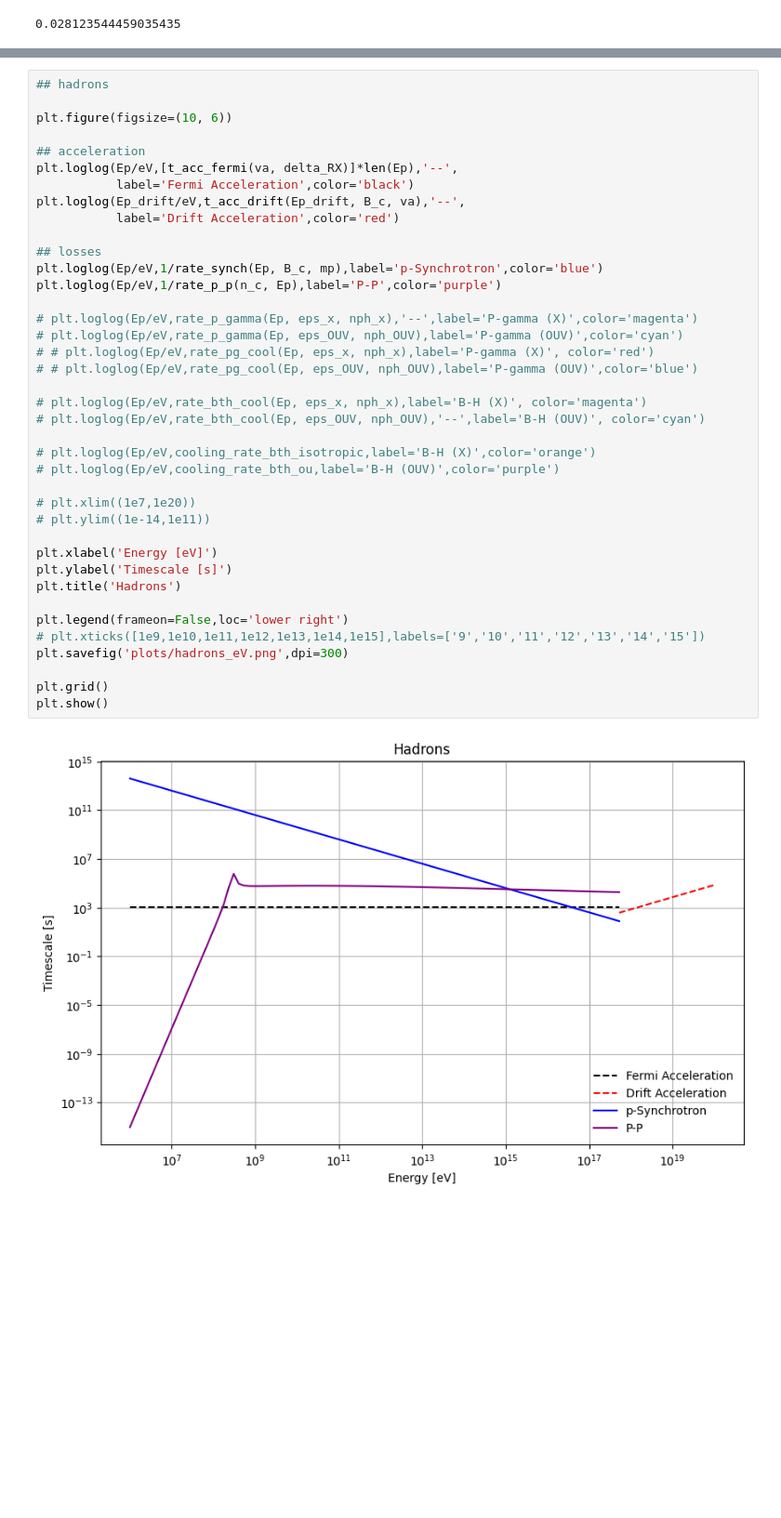
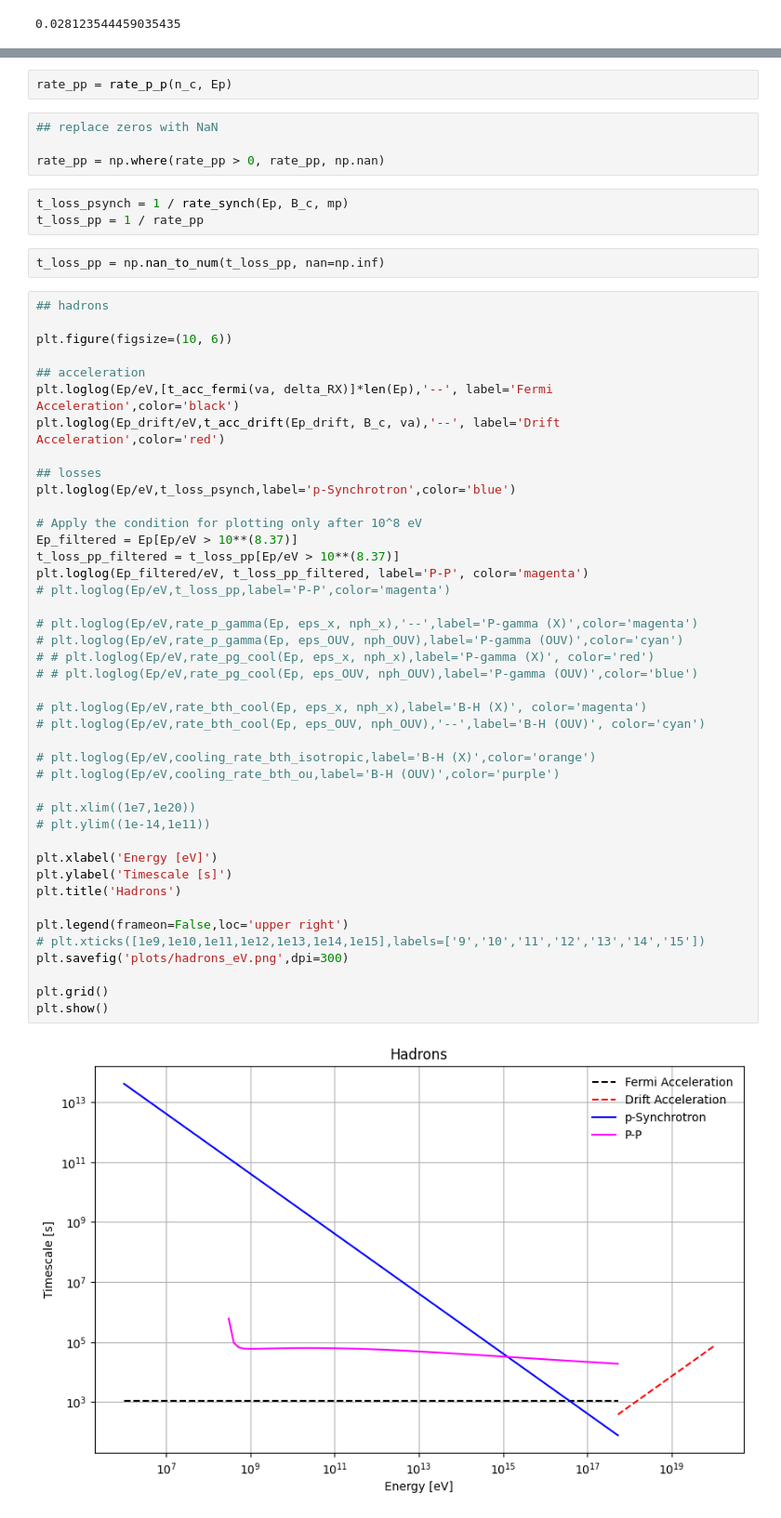
Before and after one commit to luanapassosreis/AGN_Studies, a Jupyter notebook: radiative_models/timescales.ipynb, the cells around one changed output, grey strips where cells are left out. Shown at 93% size. Saved outputs shown, nothing was run; the diff lists cells and outputs as text; blank space fills up the shorter version.

Commit message:
rates to timescales for leptons

```diff
--- a/radiative_models/timescales.ipynb
+++ b/radiative_models/timescales.ipynb
@@ -84,41 +107,55 @@ plt.show()
+# %%
+rate_pp = rate_p_p(n_c, Ep)
+# %%
+## replace zeros with NaN
+
+rate_pp = np.where(rate_pp > 0, rate_pp, np.nan)
+# %%
+t_loss_psynch = 1 / rate_synch(Ep, B_c, mp)
+t_loss_pp = 1 / rate_pp
+# %%
+t_loss_pp = np.nan_to_num(t_loss_pp, nan=np.inf)
 # %%
 ## hadrons
 
 plt.figure(figsize=(10, 6))
 
 ## acceleration
-plt.loglog(Ep/eV,[t_acc_fermi(va, delta_RX)]*len(Ep),'--',
-           label='Fermi Acceleration',color='black')
-plt.loglog(Ep_drift/eV,t_acc_drift(Ep_drift, B_c, va),'--',
-           label='Drift Acceleration',color='red')
+plt.loglog(Ep/eV,[t_acc_fermi(va, delta_RX)]*len(Ep),'--', label='Fermi Acceleration',color='black')
+plt.loglog(Ep_drift/eV,t_acc_drift(Ep_drift, B_c, va),'--', label='Drift Acceleration',color='red')
 
 ## losses
-plt.loglog(Ep/eV,1/rate_synch(Ep, B_c, mp),label='p-Synchrotron',color='blue')
-plt.loglog(Ep/eV,1/rate_p_p(n_c, Ep),label='P-P',color='purple')
+plt.loglog(Ep/eV,t_loss_psynch,label='p-Synchrotron',color='blue')
+
+# Apply the condition for plotting only after 10^8 eV
+Ep_filtered = Ep[Ep/eV > 10**(8.37)]
+t_loss_pp_filtered = t_loss_pp[Ep/eV > 10**(8.37)]
+plt.loglog(Ep_filtered/eV, t_loss_pp_filtered, label='P-P', color='magenta')
+# plt.loglog(Ep/eV,t_loss_pp,label='P-P',color='magenta')
 
 # plt.loglog(Ep/eV,rate_p_gamma(Ep, eps_x, nph_x),'--',label='P-gamma (X)',color='magenta')
 # plt.loglog(Ep/eV,rate_p_gamma(Ep, eps_OUV, nph_OUV),label='P-gamma (OUV)',color='cyan')
 # # plt.loglog(Ep/eV,rate_pg_cool(Ep, eps_x, nph_x),label='P-gamma (X)', color='red')
 # # plt.loglog(Ep/eV,rate_pg_cool(Ep, eps_OUV, nph_OUV),label='P-gamma (OUV)',color='blue')
 
 # plt.loglog(Ep/eV,rate_bth_cool(Ep, eps_x, nph_x),label='B-H (X)', color='magenta')
 # plt.loglog(Ep/eV,rate_bth_cool(Ep, eps_OUV, nph_OUV),'--',label='B-H (OUV)', color='cyan')
 
 # plt.loglog(Ep/eV,cooling_rate_bth_isotropic,label='B-H (X)',color='orange')
 # plt.loglog(Ep/eV,cooling_rate_bth_ou,label='B-H (OUV)',color='purple')
 
 # plt.xlim((1e7,1e20))
 # plt.ylim((1e-14,1e11))
 
 plt.xlabel('Energy [eV]')
 plt.ylabel('Timescale [s]')
 plt.title('Hadrons')
 
-plt.legend(frameon=False,loc='lower right')
+plt.legend(frameon=False,loc='upper right')
 # plt.xticks([1e9,1e10,1e11,1e12,1e13,1e14,1e15],labels=['9','10','11','12','13','14','15'])
 plt.savefig('plots/hadrons_eV.png',dpi=300)
 
 plt.grid()
 plt.show()
 # %% [output]
-[figure, old version]
+[figure, new version]
```
Also changed, not shown: parts of 7 cells of this notebook, 9 other files.
